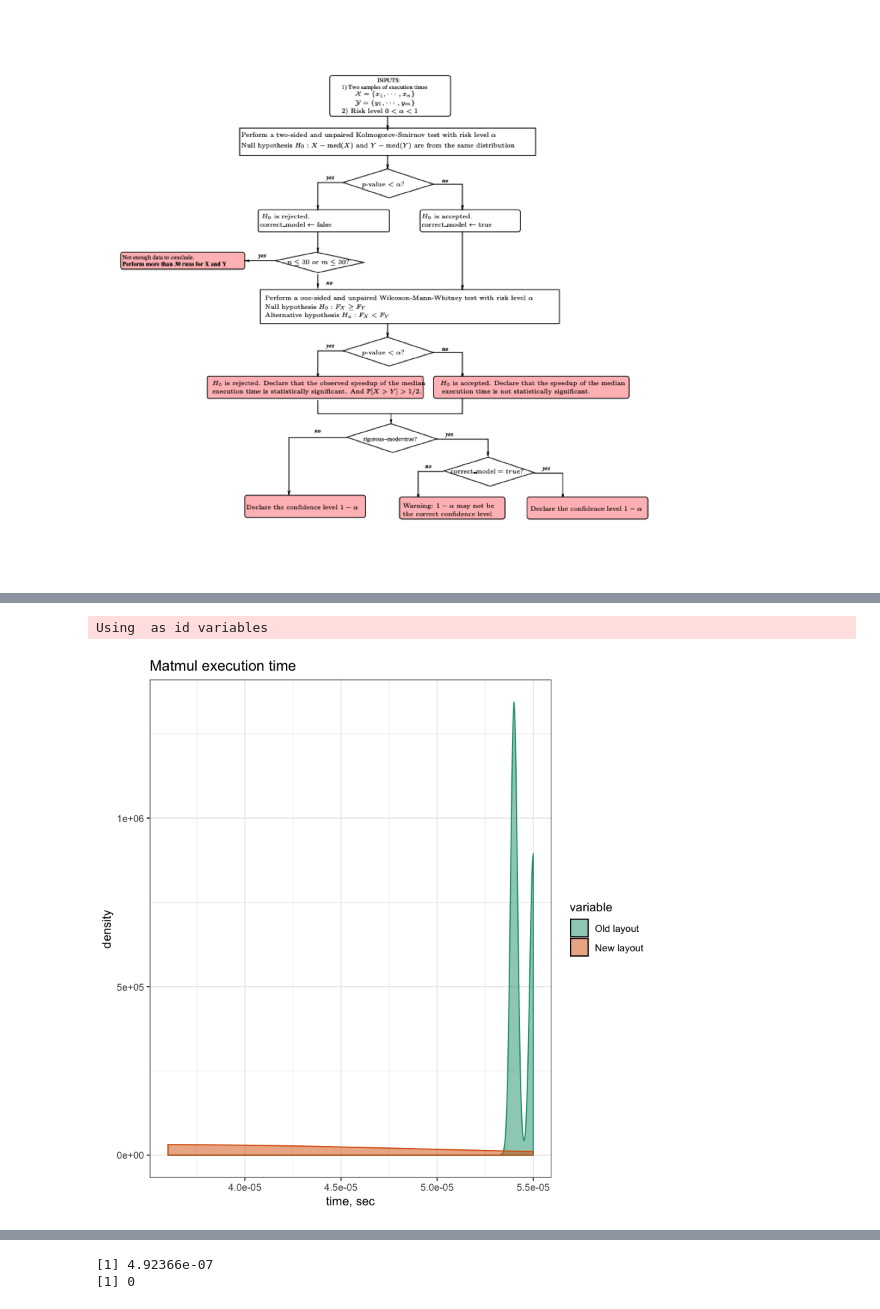
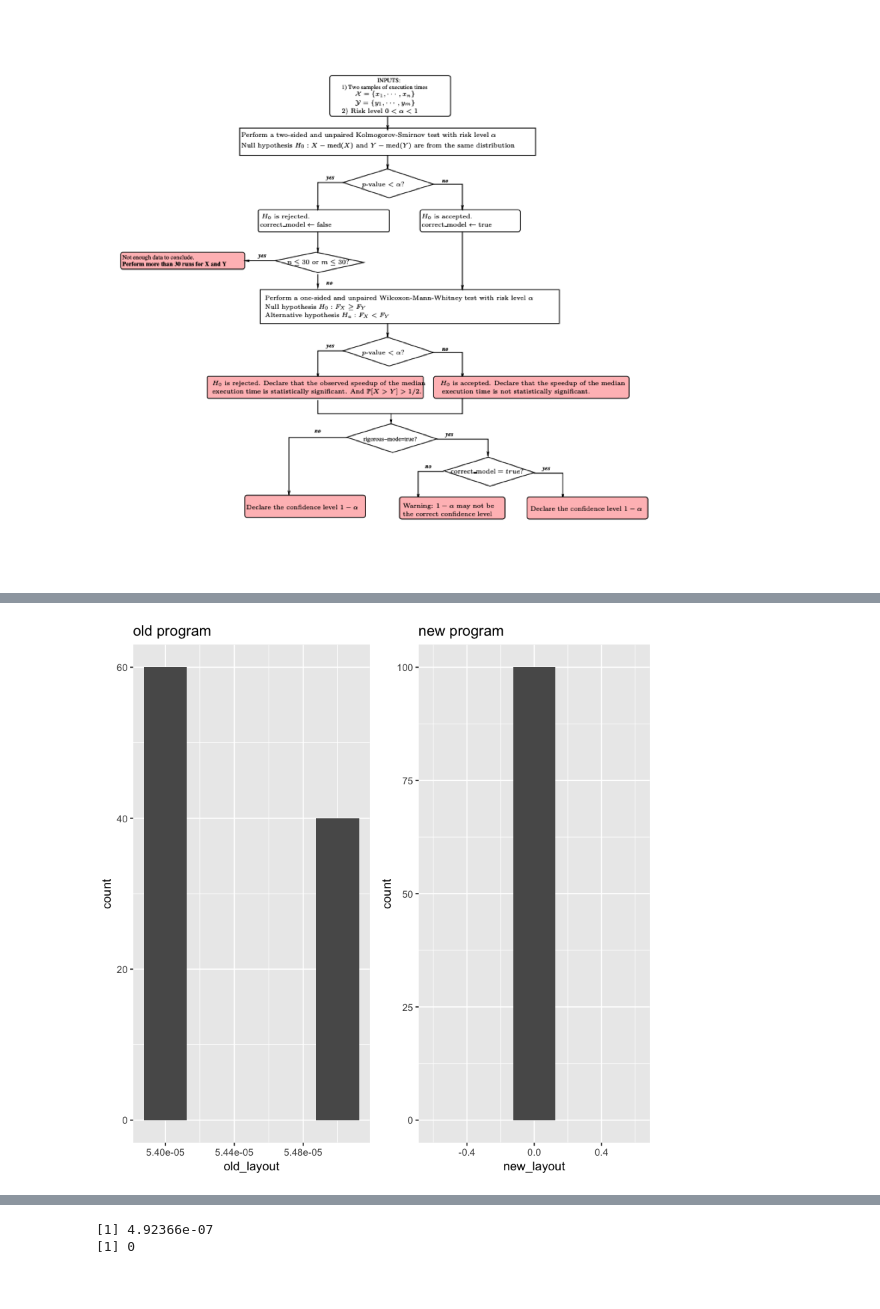
Before and after one commit to roberto0/INFO337, a Jupyter notebook: FINAL INFO337.ipynb, the cells around one changed output, grey strips where cells are left out. Cells and saved outputs as stored; diff of their text form; code cells hidden in the pictures.

```diff
--- a/FINAL INFO337.ipynb
+++ b/FINAL INFO337.ipynb
@@ -69,18 +79,9 @@ colnames(ds) <- c('old_layout', 'new_layout')
-# %%
-ds.melt <- melt(ds)
-cdat <- ddply(ds.melt, "variable", summarise, rating.mean=mean(value))
-
-p <- ggplot(ds.melt, aes(x=value, fill=variable, color=variable)) +
-  geom_density(alpha=.5) +
-  ggtitle("Matmul execution time") +
-  guides(fill = guide_legend(override.aes = list(colour = NULL))) +
-  scale_fill_brewer(palette="Dark2", labels=c("Old layout", "New layout")) +
-  scale_color_brewer(palette="Dark2",guide=FALSE) +
-  xlab("time, sec") +
-  theme_bw()
-
-print(p)
-# %% [output]
-Using  as id variables
-[figure, removed]
+# %%
+p1 <- ggplot(ds, aes(x=old_layout)) + geom_histogram(bins=5) + labs(title="old program")
+p2 <- ggplot(ds, aes(x=new_layout)) + geom_histogram(bins=5) + labs(title="new program")
+
+t <- textGrob("text")
+grid.arrange(p1, p2, ncol = 2 )#, nrow=2)
+# %% [output]
+[figure, added]
 # %% [markdown]
```
Also changed, not shown: parts of 19 cells of this notebook, 4 other files.
